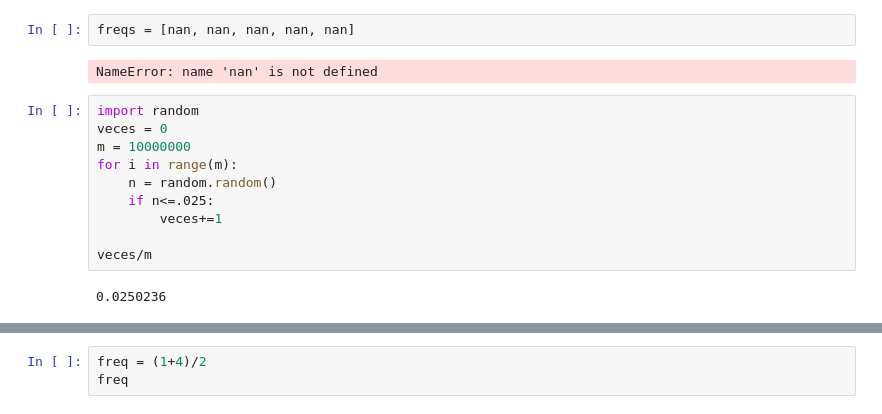
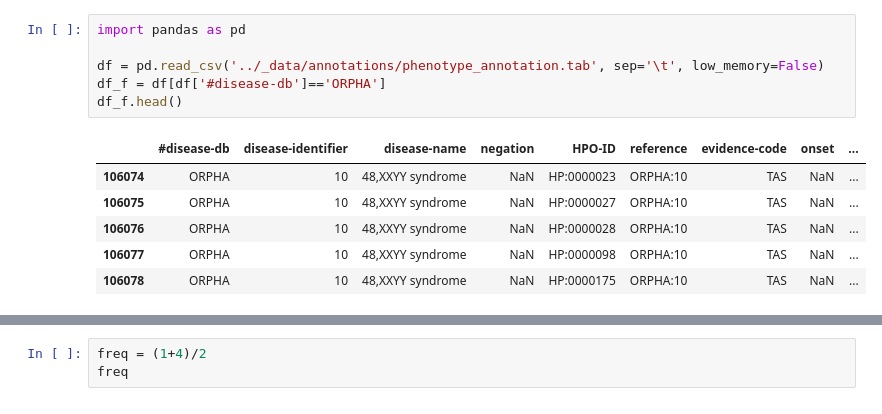
Before and after one commit to miguelcores/patient_similarity_validation_framework, a Jupyter notebook: Notebooks/Patient similarities.ipynb, the cells around one changed output, grey strips where cells are left out. Saved outputs shown, nothing was run; the diff lists cells and outputs as text.

```diff
--- a/Notebooks/Patient similarities.ipynb
+++ b/Notebooks/Patient similarities.ipynb
@@ -125,16 +1,13 @@ random.sample([name for name in diccionario], k=10)
-# %%
-freqs = [nan, nan, nan, nan, nan]
-# %% [output]
-NameError: name 'nan' is not defined
-# %%
-import random
-veces = 0
-m = 10000000
-for i in range(m):
-    n = random.random()
-    if n<=.025:
-        veces+=1
-
-veces/m
-# %% [output]
-0.0250236
+# %%
+import pandas as pd
+
+df = pd.read_csv('../_data/annotations/phenotype_annotation.tab', sep='\t', low_memory=False)
+df_f = df[df['#disease-db']=='ORPHA']
+df_f.head()
+# %% [output]
+|  | #disease-db | disease-identifier | disease-name | negation | HPO-ID | reference | evidence-code | onset | ... |
+| 106074 | ORPHA | 10 | 48,XXYY syndrome | NaN | HP:0000023 | ORPHA:10 | TAS | NaN | ... |
+| 106075 | ORPHA | 10 | 48,XXYY syndrome | NaN | HP:0000027 | ORPHA:10 | TAS | NaN | ... |
+| 106076 | ORPHA | 10 | 48,XXYY syndrome | NaN | HP:0000028 | ORPHA:10 | TAS | NaN | ... |
+| 106077 | ORPHA | 10 | 48,XXYY syndrome | NaN | HP:0000098 | ORPHA:10 | TAS | NaN | ... |
+| 106078 | ORPHA | 10 | 48,XXYY syndrome | NaN | HP:0000175 | ORPHA:10 | TAS | NaN | ... |
```
Also changed, not shown: parts of 9 cells of this notebook, 49 other files.
